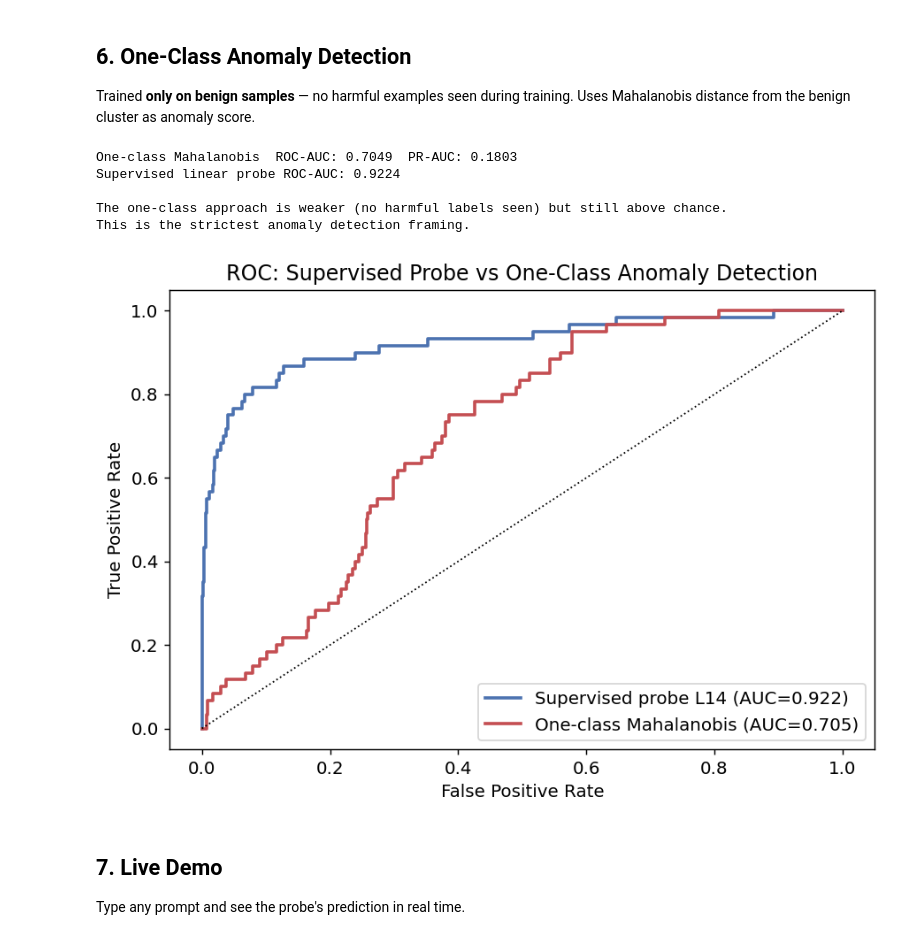
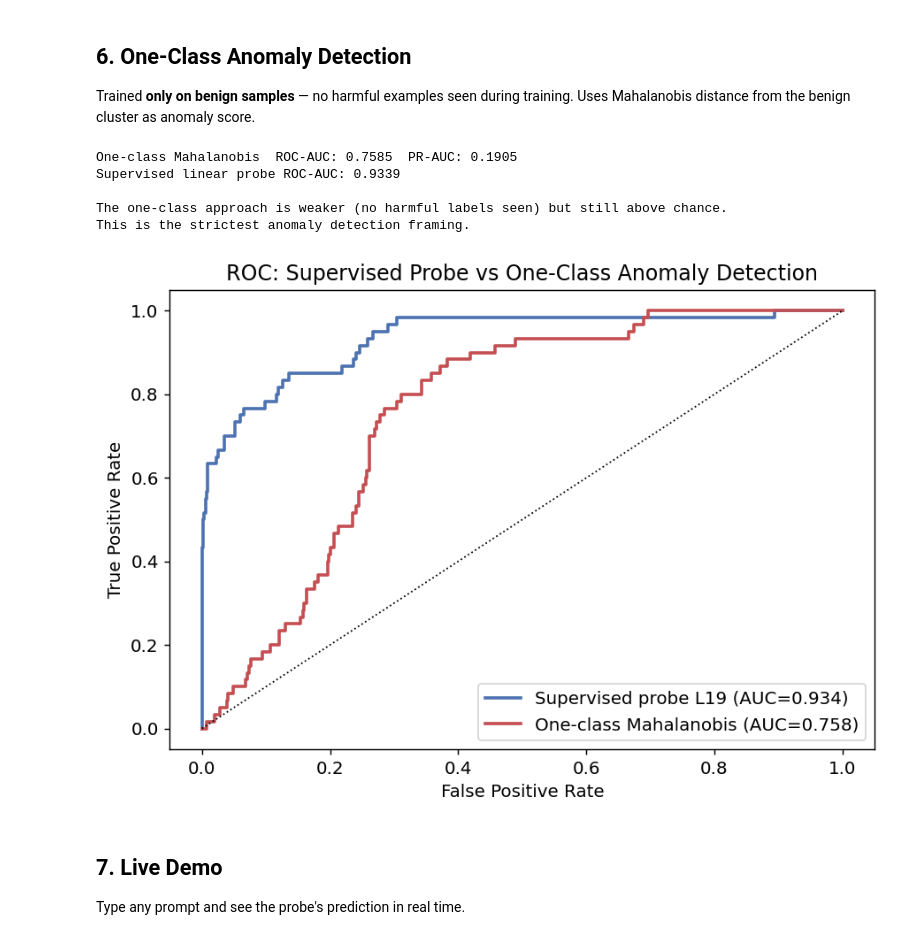
Before and after one commit to brian-w-zhang/DL-Project, a Jupyter notebook: notebooks/02_main_experiment.ipynb, the cells around one changed output. Saved outputs shown, nothing was run; the diff lists cells and outputs as text; code cells hidden in the pictures.

```diff
--- a/notebooks/02_main_experiment.ipynb
+++ b/notebooks/02_main_experiment.ipynb
@@ -127,7 +140,7 @@ def load_probe_and_scores(layer, probe_type):
         scores = torch.sigmoid(probe(X_norm)).numpy()
     return scores, y.numpy()
 
-probe_scores, y_test = load_probe_and_scores(14, 'linear')
+probe_scores, y_test = load_probe_and_scores(19, 'linear')
 baseline = load_metrics('baseline_tfidf')
 
 fig, axes = plt.subplots(1, 2, figsize=(13, 5))
@@ -135,7 +148,7 @@ fig, axes = plt.subplots(1, 2, figsize=(13, 5))
 # ROC
 fpr, tpr, _ = roc_curve(y_test, probe_scores)
 auc = roc_auc_score(y_test, probe_scores)
-axes[0].plot(fpr, tpr, lw=2, color='#4C72B0', label=f'Activation probe L14 (AUC={auc:.3f})')
+axes[0].plot(fpr, tpr, lw=2, color='#4C72B0', label=f'Activation probe L19 (AUC={auc:.3f})')
 axes[0].axhline(baseline['test_roc_auc'], color='#DD8452', ls='--', lw=1.5,
                 label=f'TF-IDF baseline (AUC={baseline["test_roc_auc"]:.3f})')
 axes[0].plot([0,1],[0,1],'k:',lw=1)
@@ -145,7 +158,7 @@ axes[0].set_title('ROC Curve'); axes[0].legend()
 # PR
 prec, rec, _ = precision_recall_curve(y_test, probe_scores)
 ap = average_precision_score(y_test, probe_scores)
-axes[1].plot(rec, prec, lw=2, color='#4C72B0', label=f'Activation probe L14 (AP={ap:.3f})')
+axes[1].plot(rec, prec, lw=2, color='#4C72B0', label=f'Activation probe L19 (AP={ap:.3f})')
 axes[1].axhline(baseline['test_pr_auc'], color='#DD8452', ls='--', lw=1.5,
                 label=f'TF-IDF baseline (AP={baseline["test_pr_auc"]:.3f})')
 axes[1].set_xlabel('Recall'); axes[1].set_ylabel('Precision')
@@ -234,44 +247,44 @@ Trained **only on benign samples** — no harmful examples seen during training.
 # %%
 from sklearn.covariance import EmpiricalCovariance
 
-X_train, y_train = load_features(MODEL_SLUG, 14, 'train')
-X_test_t, y_test_t = load_features(MODEL_SLUG, 14, 'test')
+X_train, y_train = load_features(MODEL_SLUG, 19, 'train')
+X_test_t, y_test_t = load_features(MODEL_SLUG, 19, 'test')
 
 benign_mask = y_train.numpy() == 0
 X_benign = X_train[benign_mask].float().numpy()
 X_test_np = X_test_t.float().numpy()
 
 cov = EmpiricalCovariance().fit(X_benign)
 oc_scores = cov.mahalanobis(X_test_np)
 y_test_np = y_test_t.numpy()
 
 oc_roc = roc_auc_score(y_test_np, oc_scores)
 oc_pr  = average_precision_score(y_test_np, oc_scores)
 print(f'One-class Mahalanobis  ROC-AUC: {oc_roc:.4f}  PR-AUC: {oc_pr:.4f}')
 print(f'Supervised linear probe ROC-AUC: {roc_auc_score(y_test, probe_scores):.4f}')
 print()
 print('The one-class approach is weaker (no harmful labels seen) but still above chance.')
 print('This is the strictest anomaly detection framing.')
 
 fig, ax = plt.subplots(figsize=(7, 5))
 fpr1, tpr1, _ = roc_curve(y_test, probe_scores)
 fpr2, tpr2, _ = roc_curve(y_test_np, oc_scores)
-ax.plot(fpr1, tpr1, lw=2, color='#4C72B0', label=f'Supervised probe L14 (AUC={roc_auc_score(y_test, probe_scores):.3f})')
+ax.plot(fpr1, tpr1, lw=2, color='#4C72B0', label=f'Supervised probe L19 (AUC={roc_auc_score(y_test, probe_scores):.3f})')
 ax.plot(fpr2, tpr2, lw=2, color='#C44E52', label=f'One-class Mahalanobis (AUC={oc_roc:.3f})')
 ax.plot([0,1],[0,1],'k:',lw=1)
 ax.set_xlabel('False Positive Rate'); ax.set_ylabel('True Positive Rate')
 ax.set_title('ROC: Supervised Probe vs One-Class Anomaly Detection')
 ax.legend()
 plt.tight_layout()
 plt.savefig(PATHS['figures'] / 'roc_supervised_vs_oneclass.png', bbox_inches='tight')
 plt.show()
 # %% [output]
-One-class Mahalanobis  ROC-AUC: 0.7049  PR-AUC: 0.1803
-Supervised linear probe ROC-AUC: 0.9224
+One-class Mahalanobis  ROC-AUC: 0.7585  PR-AUC: 0.1905
+Supervised linear probe ROC-AUC: 0.9339
 
 The one-class approach is weaker (no harmful labels seen) but still above chance.
 This is the strictest anomaly detection framing.
-[figure, old version]
+[figure, new version]
 # %% [markdown]
 ## 7. Live Demo
 
```
Also changed, not shown: parts of 9 cells of this notebook, 42 other files.
